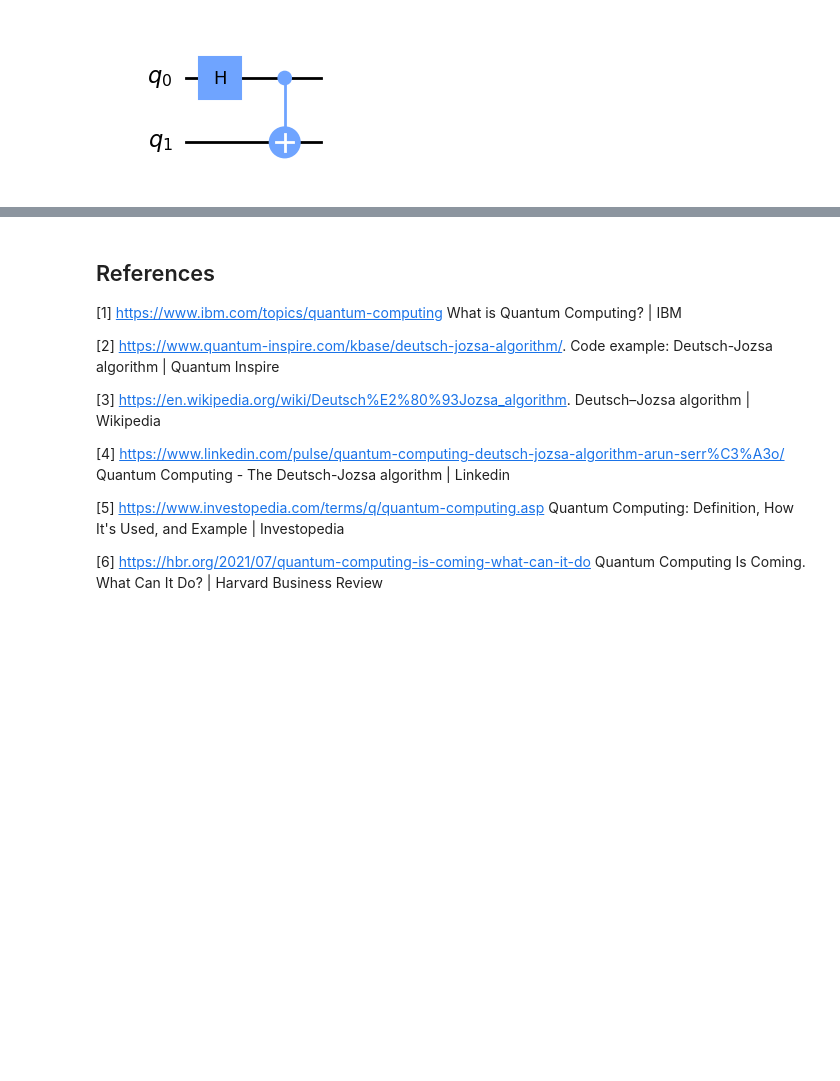
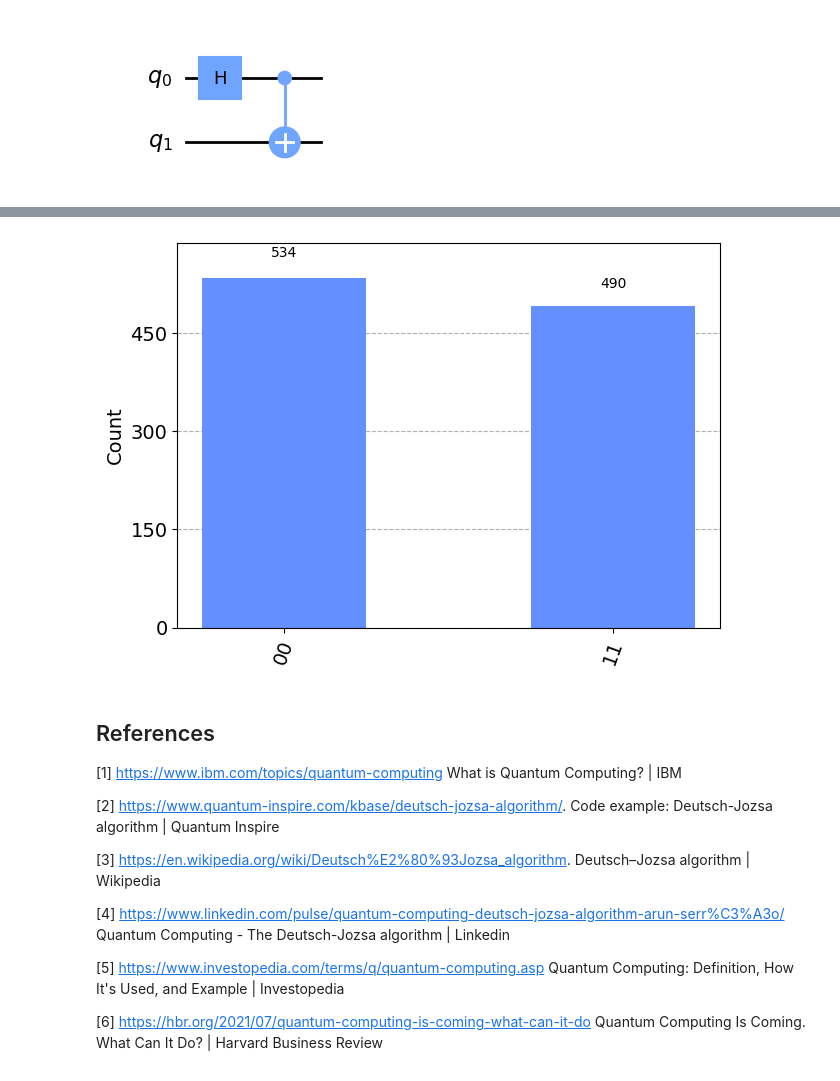
Before and after one commit to davidamankwah/Emerging_Technology, a Jupyter notebook: notebooks/project.ipynb, the cells around one changed output, grey strips where cells are left out. Cells and saved outputs as stored; diff of their text form; code cells hidden in the pictures; blank space fills up the shorter version.

```diff
--- a/notebooks/project.ipynb
+++ b/notebooks/project.ipynb
@@ -55,3 +108,14 @@ qc.draw('mpl')
+# %%
+# Simulate the quantum circuit
+simulator = Aer.get_backend('qasm_simulator')
+compiled_circuit = transpile(qc, simulator)
+result = simulator.run(compiled_circuit).result()
+
+# Get and plot the histogram of measurement outcomes
+counts = result.get_counts()
+plot_histogram(counts)
+# %% [output]
+[figure, added]
 # %% [markdown]
 ## References
 [1] https://www.ibm.com/topics/quantum-computing What is Quantum Computing? | IBM
```
Also changed, not shown: parts of 9 cells of this notebook, 1 other file.
